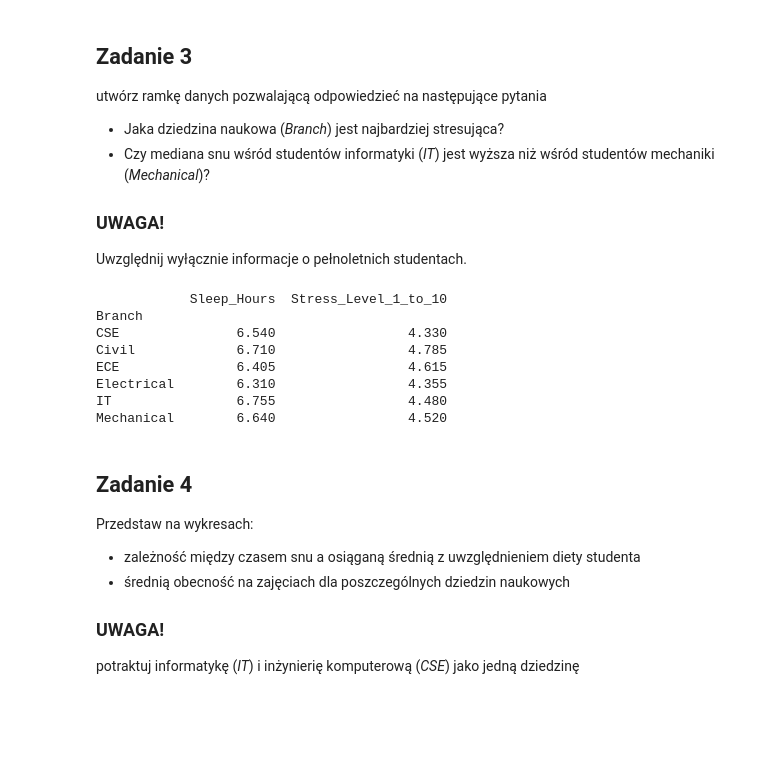
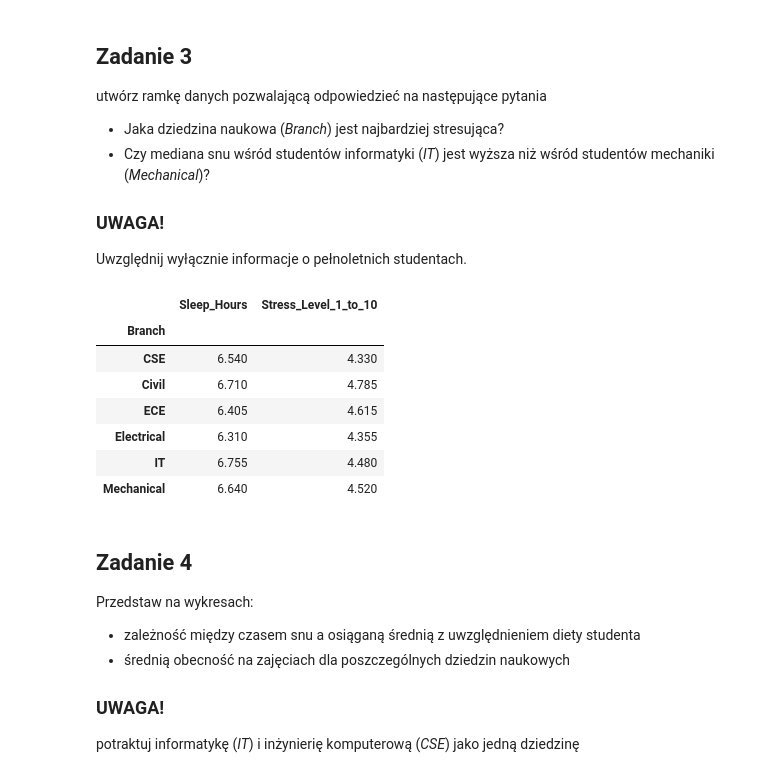
Before and after one commit to Zajecia-na-PWr-LR/lista-1-swientyk, a Jupyter notebook: UczenieMaszynowe_25_26_Lista1.ipynb, the cells around one changed output. Saved outputs shown, nothing was run; the diff lists cells and outputs as text; code cells hidden in the pictures; blank space fills up the shorter version.

```diff
--- a/UczenieMaszynowe_25_26_Lista1.ipynb
+++ b/UczenieMaszynowe_25_26_Lista1.ipynb
@@ -126,18 +122,18 @@ Uwzględnij wyłącznie informacje o pełnoletnich studentach.
 # %%
 stress = data1.copy()
 stress = stress[stress['Age'] >= 18].loc[:, ['Branch', 'Sleep_Hours', 'Stress_Level_1_to_10']]
 stress = stress.groupby('Branch').median()
 stress.sort_values(by='Stress_Level_1_to_10', ascending=False)
-print(stress)
+stress
 # %% [output]
-            Sleep_Hours  Stress_Level_1_to_10
-Branch
-CSE               6.540                 4.330
-Civil             6.710                 4.785
-ECE               6.405                 4.615
-Electrical        6.310                 4.355
-IT                6.755                 4.480
-Mechanical        6.640                 4.520
+|  | Sleep_Hours | Stress_Level_1_to_10 |
+| Branch |  |  |
+| CSE | 6.540 | 4.330 |
+| Civil | 6.710 | 4.785 |
+| ECE | 6.405 | 4.615 |
+| Electrical | 6.310 | 4.355 |
+| IT | 6.755 | 4.480 |
+| Mechanical | 6.640 | 4.520 |
 # %% [markdown]
 ## Zadanie 4
 Przedstaw na wykresach:
```
Also changed, not shown: parts of 2 cells of this notebook.
